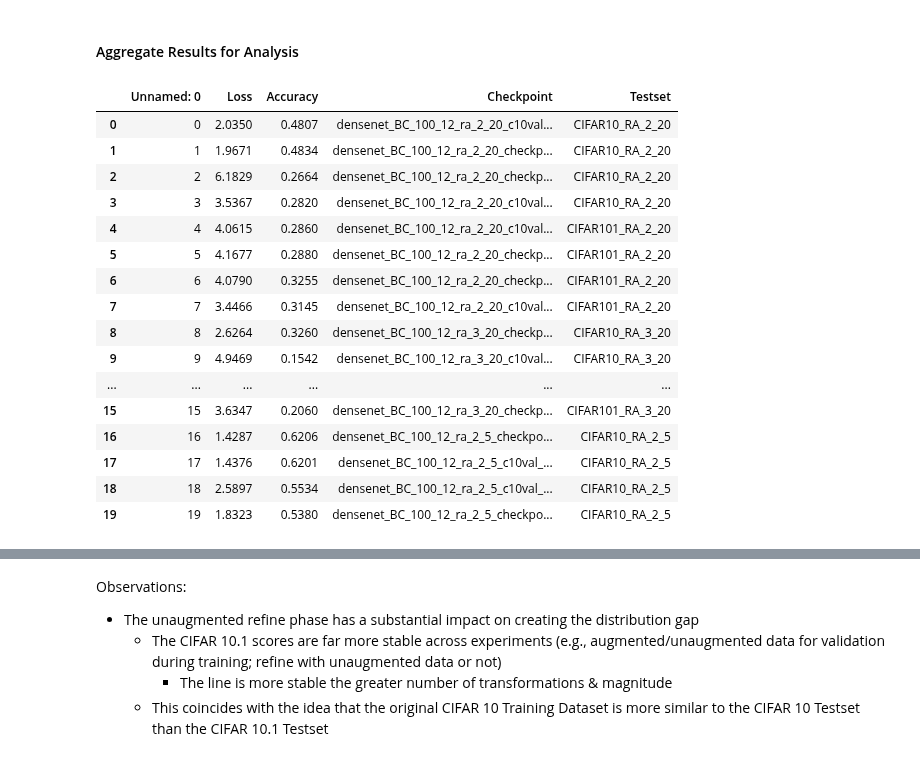
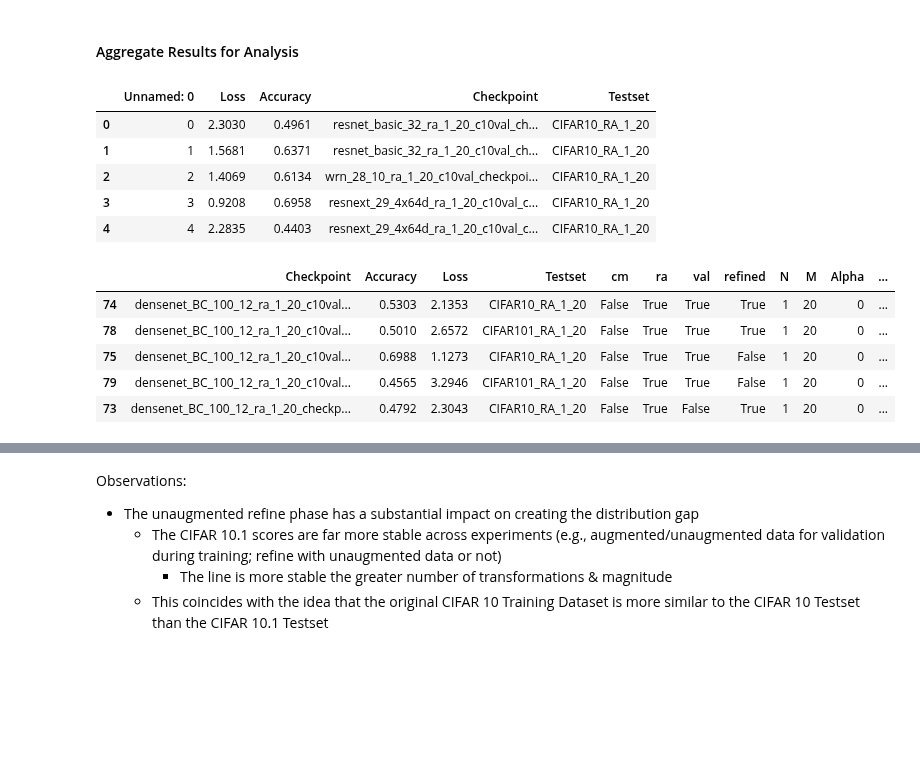
Before and after one commit to danzisar/w210-capstone, a Jupyter notebook: analysis/AugmentedTestsetAnalysis.ipynb, the cells around one changed output, grey strips where cells are left out. Cells and saved outputs as stored; diff of their text form; code cells hidden in the pictures; blank space fills up the shorter version.

```diff
--- a/analysis/AugmentedTestsetAnalysis.ipynb
+++ b/analysis/AugmentedTestsetAnalysis.ipynb
@@ -214,28 +209,17 @@ else:
 # %%
 i = []
 df1 = pd.read_csv('/home/ec2-user/SageMaker/w210-capstone/analysis/supporting_data/augmentedtestset_results1.csv')
 df2 = pd.read_csv('/home/ec2-user/SageMaker/w210-capstone/analysis/supporting_data/augmentedtestset_results2.csv')
 
 df = pd.concat([df1, df2], axis=0, ignore_index=True)
-df.head(20)
+df.head()
 # %% [output]
 |  | Unnamed: 0 | Loss | Accuracy | Checkpoint | Testset |
-| 0 | 0 | 2.0350 | 0.4807 | densenet_BC_100_12_ra_2_20_c10val... | CIFAR10_RA_2_20 |
-| 1 | 1 | 1.9671 | 0.4834 | densenet_BC_100_12_ra_2_20_checkp... | CIFAR10_RA_2_20 |
-| 2 | 2 | 6.1829 | 0.2664 | densenet_BC_100_12_ra_2_20_checkp... | CIFAR10_RA_2_20 |
-| 3 | 3 | 3.5367 | 0.2820 | densenet_BC_100_12_ra_2_20_c10val... | CIFAR10_RA_2_20 |
-| 4 | 4 | 4.0615 | 0.2860 | densenet_BC_100_12_ra_2_20_c10val... | CIFAR101_RA_2_20 |
-| 5 | 5 | 4.1677 | 0.2880 | densenet_BC_100_12_ra_2_20_checkp... | CIFAR101_RA_2_20 |
-| 6 | 6 | 4.0790 | 0.3255 | densenet_BC_100_12_ra_2_20_checkp... | CIFAR101_RA_2_20 |
-| 7 | 7 | 3.4466 | 0.3145 | densenet_BC_100_12_ra_2_20_c10val... | CIFAR101_RA_2_20 |
-| 8 | 8 | 2.6264 | 0.3260 | densenet_BC_100_12_ra_3_20_checkp... | CIFAR10_RA_3_20 |
-| 9 | 9 | 4.9469 | 0.1542 | densenet_BC_100_12_ra_3_20_c10val... | CIFAR10_RA_3_20 |
-| ... | ... | ... | ... | ... | ... |
-| 15 | 15 | 3.6347 | 0.2060 | densenet_BC_100_12_ra_3_20_checkp... | CIFAR101_RA_3_20 |
-| 16 | 16 | 1.4287 | 0.6206 | densenet_BC_100_12_ra_2_5_checkpo... | CIFAR10_RA_2_5 |
-| 17 | 17 | 1.4376 | 0.6201 | densenet_BC_100_12_ra_2_5_c10val_... | CIFAR10_RA_2_5 |
-| 18 | 18 | 2.5897 | 0.5534 | densenet_BC_100_12_ra_2_5_c10val_... | CIFAR10_RA_2_5 |
-| 19 | 19 | 1.8323 | 0.5380 | densenet_BC_100_12_ra_2_5_checkpo... | CIFAR10_RA_2_5 |
+| 0 | 0 | 2.3030 | 0.4961 | resnet_basic_32_ra_1_20_c10val_ch... | CIFAR10_RA_1_20 |
+| 1 | 1 | 1.5681 | 0.6371 | resnet_basic_32_ra_1_20_c10val_ch... | CIFAR10_RA_1_20 |
+| 2 | 2 | 1.4069 | 0.6134 | wrn_28_10_ra_1_20_c10val_checkpoi... | CIFAR10_RA_1_20 |
+| 3 | 3 | 0.9208 | 0.6958 | resnext_29_4x64d_ra_1_20_c10val_c... | CIFAR10_RA_1_20 |
+| 4 | 4 | 2.2835 | 0.4403 | resnext_29_4x64d_ra_1_20_c10val_c... | CIFAR10_RA_1_20 |
 # %%
 # Filter columns to those we need for analysis
 df = df[['Checkpoint', 'Accuracy', 'Loss', 'Testset']].sort_values(by=['Checkpoint'])
@@ -300,3 +290,12 @@ df['hue'] = df[cols].apply(lambda row: '_'.join(row.values.astype(str)), axis=1)
+# %%
+df.head()
+# %% [output]
+|  | Checkpoint | Accuracy | Loss | Testset | cm | ra | val | refined | N | M | Alpha | ... |
+| 74 | densenet_BC_100_12_ra_1_20_c10val... | 0.5303 | 2.1353 | CIFAR10_RA_1_20 | False | True | True | True | 1 | 20 | 0 | ... |
+| 78 | densenet_BC_100_12_ra_1_20_c10val... | 0.5010 | 2.6572 | CIFAR101_RA_1_20 | False | True | True | True | 1 | 20 | 0 | ... |
+| 75 | densenet_BC_100_12_ra_1_20_c10val... | 0.6988 | 1.1273 | CIFAR10_RA_1_20 | False | True | True | False | 1 | 20 | 0 | ... |
+| 79 | densenet_BC_100_12_ra_1_20_c10val... | 0.4565 | 3.2946 | CIFAR101_RA_1_20 | False | True | True | False | 1 | 20 | 0 | ... |
+| 73 | densenet_BC_100_12_ra_1_20_checkp... | 0.4792 | 2.3043 | CIFAR10_RA_1_20 | False | True | False | True | 1 | 20 | 0 | ... |
 # %%
 flatui = ["#2c7fb8", "#fdae6b", "#D9661F", "#B9D3B6", "#B9D3B6", "#859438"]
 
```
Also changed, not shown: parts of 10 cells of this notebook, 1 other file.
